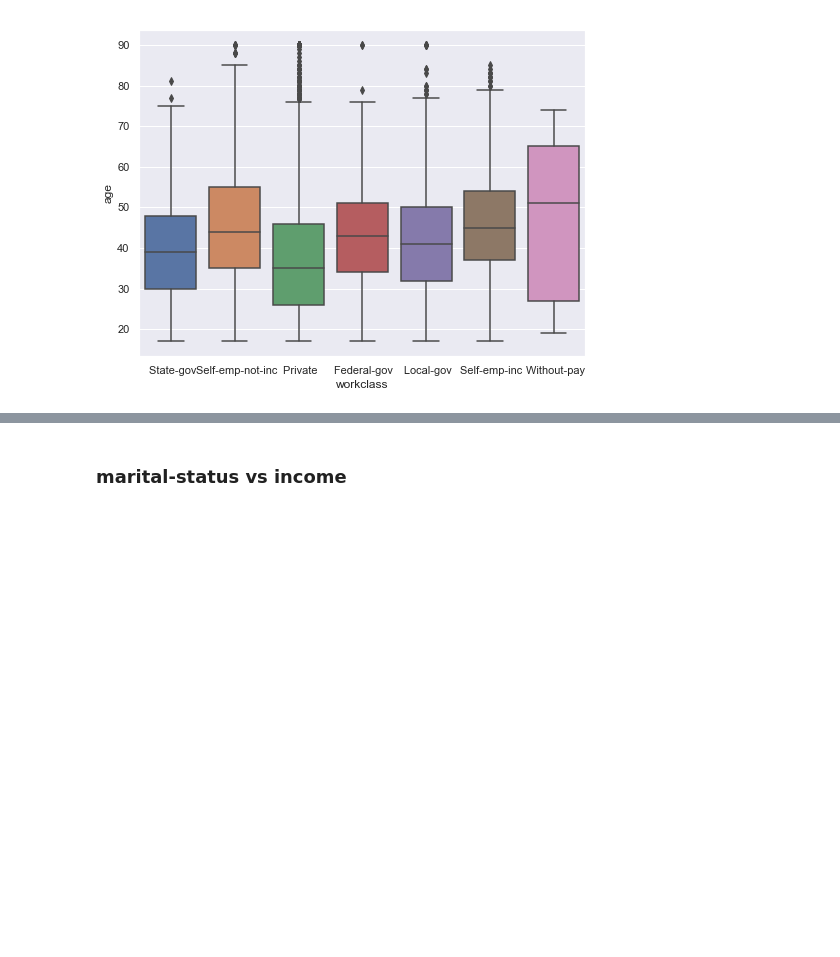
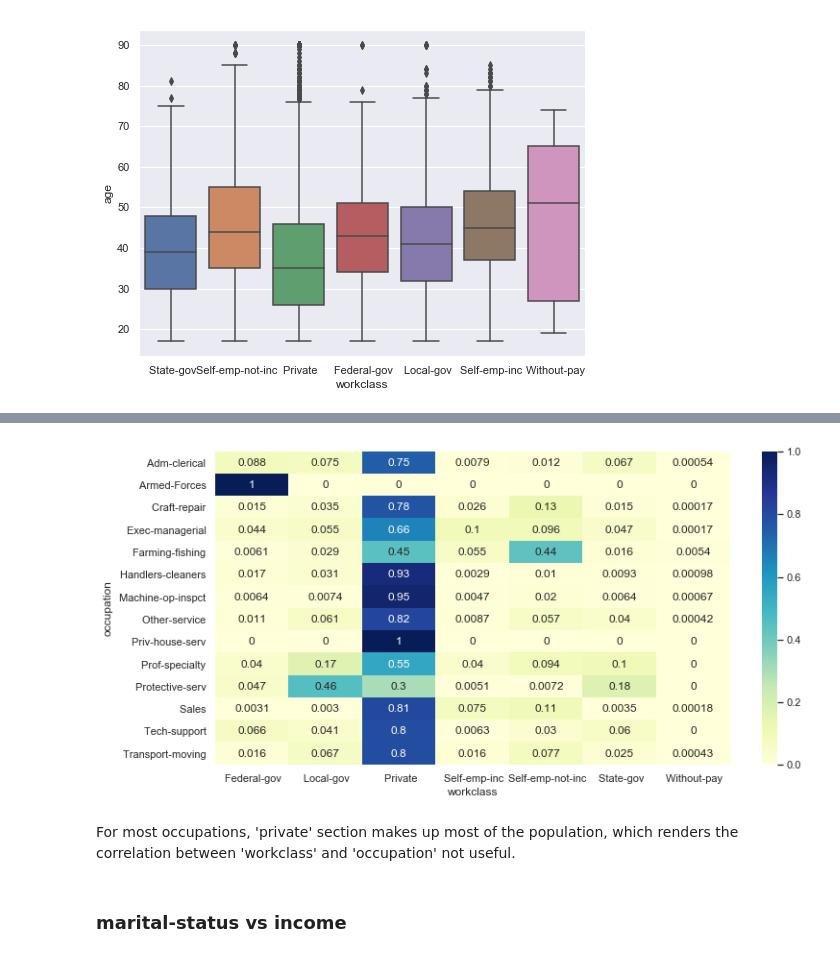
Before and after one commit to kbjiang/Fiding-Donors, a Jupyter notebook: finding_donors_EDA_bivariate.ipynb, the cells around one changed output, grey strips where cells are left out. Saved outputs shown, nothing was run; the diff lists cells and outputs as text; code cells hidden in the pictures; blank space fills up the shorter version.

```diff
--- a/finding_donors_EDA_bivariate.ipynb
+++ b/finding_donors_EDA_bivariate.ipynb
@@ -313,3 +361,11 @@ plt.show()
+# %%
+fig = plt.figure(figsize=(12, 6))
+sns.heatmap(xtab.T, annot=True, cmap="YlGnBu")
+plt.show()
+# %% [output]
+[figure, added]
+# %% [markdown]
+For most occupations, 'private' section makes up most of the population, which renders the correlation between 'workclass' and 'occupation' not useful.
 # %% [markdown]
 ### marital-status vs income
 # %%
```
Also changed, not shown: parts of 21 cells of this notebook.
